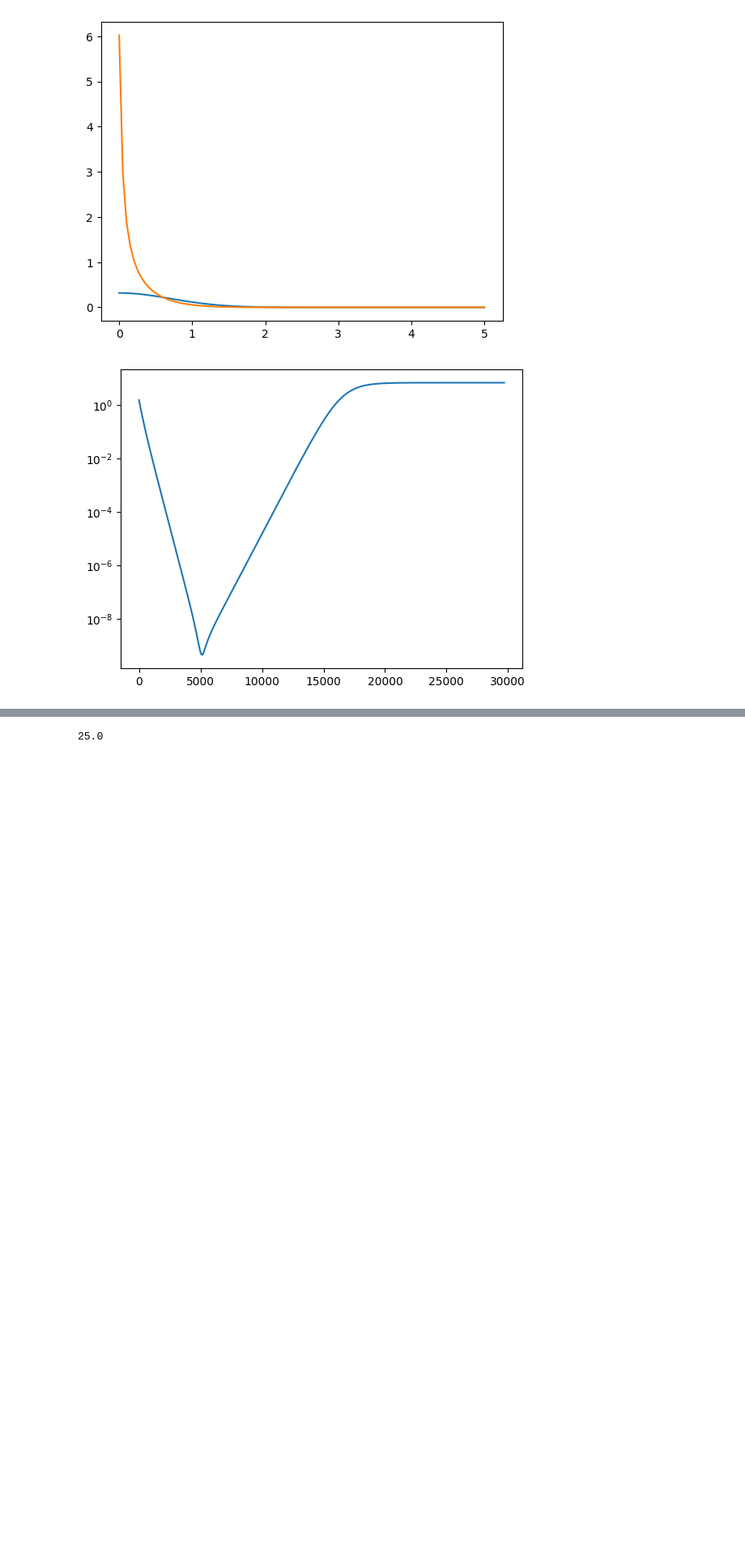
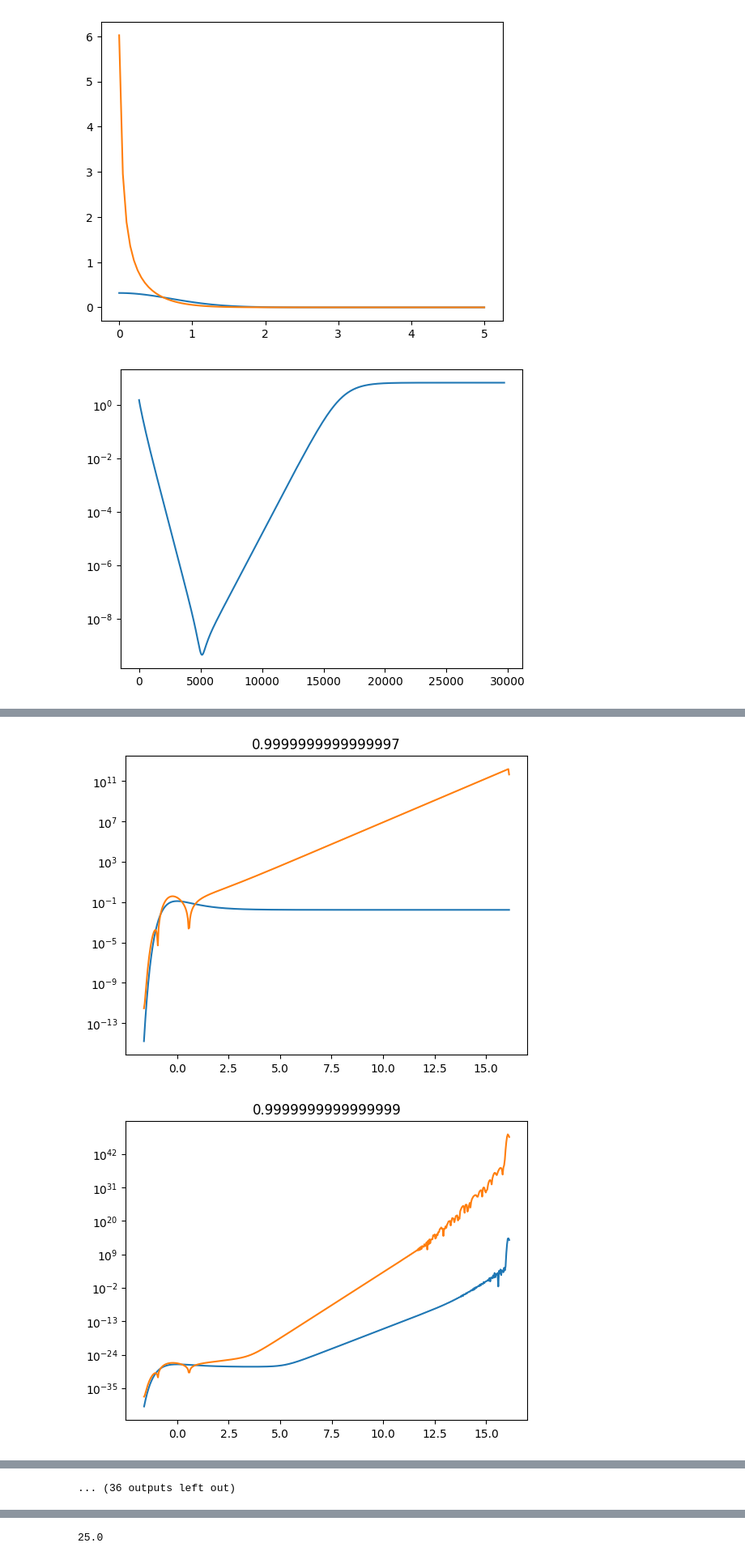
Before and after one commit to quantumatomoptic/heliumtools, a Jupyter notebook: heliumtools/simulation/GPE/temp_delete.ipynb, the cells around one changed output, grey strips where cells are left out. Shown at 81% size. Cells and saved outputs as stored; diff of their text form; code cells hidden in the pictures; blank space fills up the shorter version.

```diff
--- a/heliumtools/simulation/GPE/temp_delete.ipynb
+++ b/heliumtools/simulation/GPE/temp_delete.ipynb
@@ -271,0 +334,36 @@ plt.show()
+# %%
+def harmonic(x):
+    # compute norm factor
+    norm = 1/np.sqrt(np.pi)
+    phi = norm*np.exp(-np.power(x,2)/2)
+    return phi + 1j*0
+# %%
+iterations = 5000
+step = 0.001 + 1j*0
+norms = []
+
+ground = harmonic(r)
+psi = np.copy(psi0)
+for i in range(0,iterations):
+
+    plt.plot(y,np.abs(psi)**2)
+    plt.plot(y,np.abs(Hamiltonian(psi,y))**2)
+    plt.yscale("log")
+    plt.title(ComputeNorm(np.copy(psi),y))
+    plt.show()
+
+    # Runge-kutta 3-th order
+    k0 = -step*Hamiltonian(psi,y)
+    k1 = -step*Hamiltonian(psi+k0/2,y)
+    k2 = -step*Hamiltonian(psi+2*k1-k0,y)
+
+    psi = psi + (k0 + 4*k1 + k2)/6
+
+    # normalize psi
+    psi = psi/np.sqrt(ComputeNorm(np.copy(psi),y))
+
+    if i%100:
+        norms.append(np.power(np.abs(psi-ground),2).sum())
+# %% [output]
+[figure, added]
+[figure, added]
@@ -271,0 +380 @@ plt.show()
+... (36 outputs left out)
```
Also changed, not shown: parts of 27 cells of this notebook, 3 other files.
